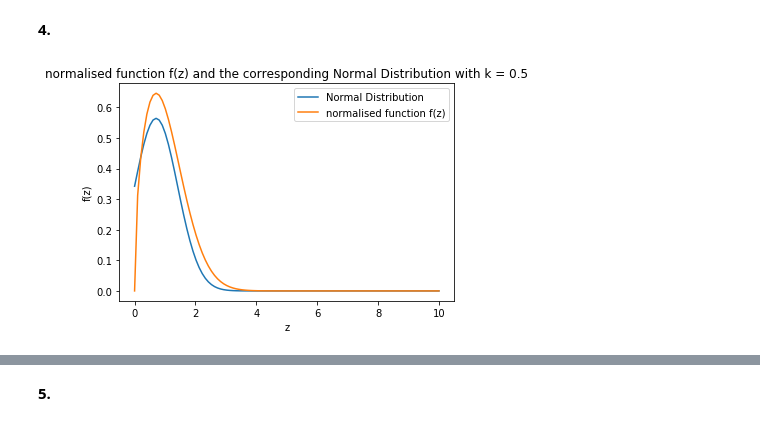
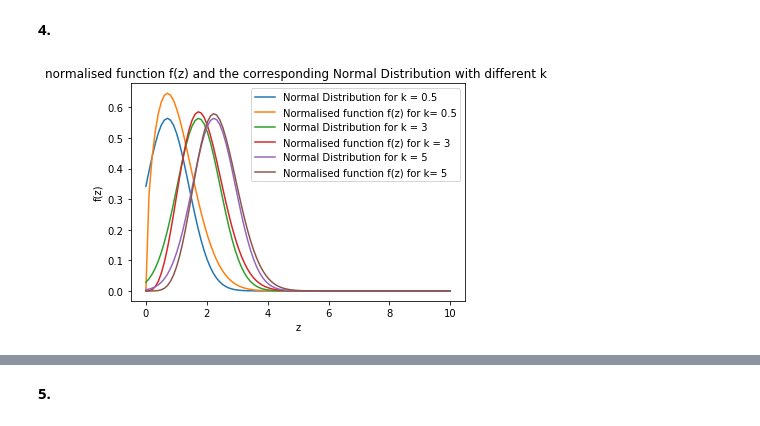
Before and after one commit to yifeiacc/ML_naive_bayes_classifier, a Jupyter notebook: assigment1.ipynb, the cells around one changed output, grey strips where cells are left out. Drawn from its saved outputs; the diff is of its cells as text; code cells hidden in the pictures.

```diff
--- a/assigment1.ipynb
+++ b/assigment1.ipynb
@@ -445,11 +425,2 @@ def prediction(x,rho_j0,rho_j1,u,k=1):
 # %% [markdown]
 **2.**
-# %%
-rho_j0,rho_j1,u = MAP(X_train,Y_train,2)
-result1 = []
-result0 = []
-for x in X_test:
-    result1.append(prediction(x,rho_j0,rho_j1,u,k=1))
-    result0.append(prediction(x,rho_j0,rho_j1,u,k=0))
-log_p_1 = np.array(result1)
-log_p_0 = np.array(result0)
@@ -754,16 +749,15 @@ $$Var = \frac{1}{2}$$
 # %% [markdown]
 **3.**
 # %%
-import math
 def Num_approx(a,N,k):
     deta_x = a/N
     v = np.linspace(0, a, num=N)
-    y = list(map(lambda z:(z**k)*math.exp(-z**2/2),v))
-    result = sum(list(map(lambda x:x*deta_x,y)))
+    y = list(map(lambda z: (z**k) * np.exp(-z**2/2),v))
+    result = sum(list(map(lambda x:x * deta_x, y)))
     return result
-print(Num_approx(10,100,0.5))
-print(Num_approx(10,100,3))
-print(Num_approx(10,100,5))
+print(Num_approx(10, 100, 0.5))
+print(Num_approx(10, 100, 3))
+print(Num_approx(10, 100, 5))
 # %% [output]
 1.01353558704
 1.98000086093
@@ -783,12 +776,23 @@ x= np.linspace(0, 10, num=100)
 # %%
+x= np.linspace(0, 10, num=100)
 y_norm_05 = f_norm(x,0.5)
 y_Lap_05 = Lap_approx(x,0.5)
+y_norm_3 = f_norm(x,3)
+y_Lap_3 = Lap_approx(x,3)
+y_norm_5 = f_norm(x,5)
+y_Lap_5 = Lap_approx(x,5)
 plt.plot(x,y_Lap_05)
 plt.plot(x,y_norm_05)
+plt.plot(x,y_Lap_3)
+plt.plot(x,y_norm_3)
+plt.plot(x,y_Lap_5)
+plt.plot(x,y_norm_5)
 plt.xlabel('z')
 plt.ylabel('f(z)')
-plt.title('normalised function f(z) and the corresponding Normal Distribution with k = 0.5')
-plt.legend(['Normal Distribution', 'normalised function f(z)'])
+plt.title('normalised function f(z) and the corresponding Normal Distribution with different k ')
+plt.legend(['Normal Distribution for k = 0.5', 'Normalised function f(z) for k= 0.5',
+           'Normal Distribution for k = 3', 'Normalised function f(z) for k = 3',
+           'Normal Distribution for k = 5', 'Normalised function f(z) for k= 5'])
 plt.show()
 # %% [output]
-[figure, old version]
+[figure, new version]
```
Also changed, not shown: parts of 39 cells of this notebook.
